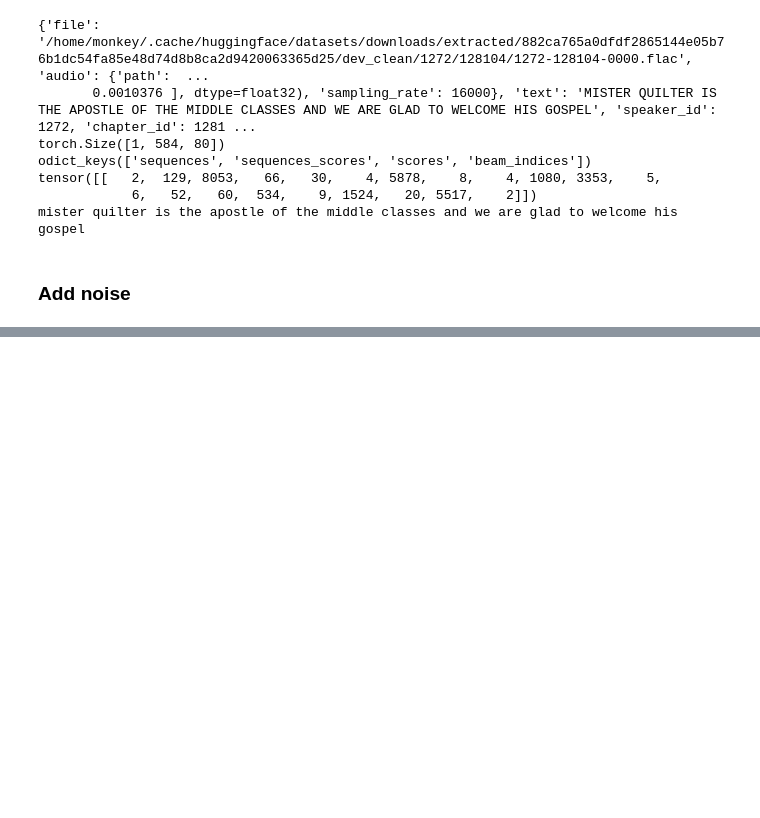
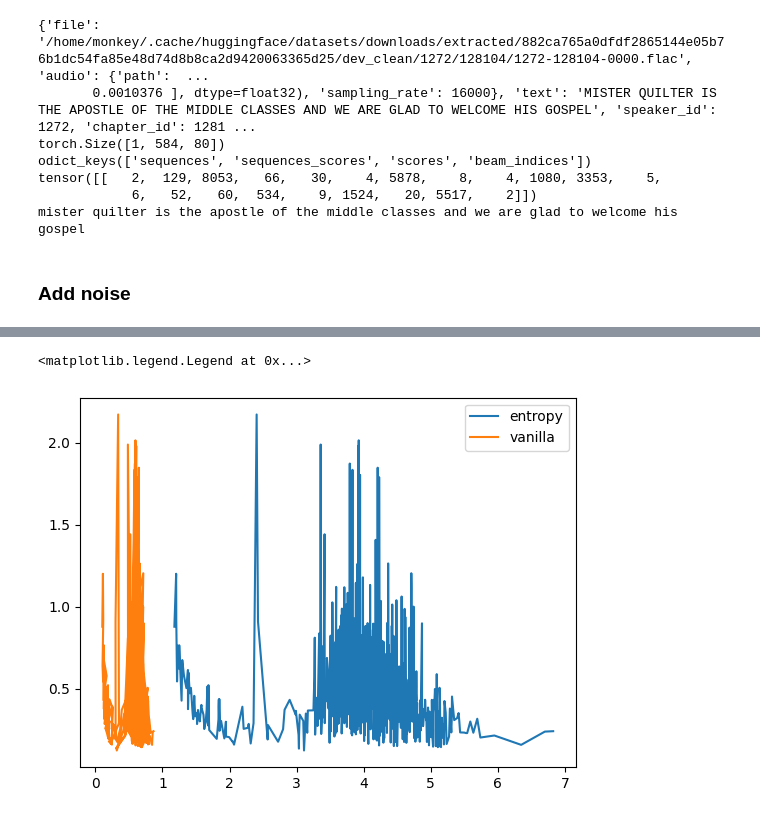
Before and after one commit to yul091/ASR_Uncertainty, a Jupyter notebook: my_test.ipynb, the cells around one changed output, grey strips where cells are left out. Cells and saved outputs as stored; diff of their text form; code cells hidden in the pictures; blank space fills up the shorter version.

```diff
--- a/my_test.ipynb
+++ b/my_test.ipynb
@@ -559,0 +608,7 @@ print("w: {}".format(w.shape))
+# %%
+plt.plot([x["entropy"] for x in all_ue_dicts][1:], latency[1:], label="entropy")
+plt.plot([x["vanilla"] for x in all_ue_dicts][1:], latency[1:], label="vanilla")
+plt.legend()
+# %% [output]
+<matplotlib.legend.Legend at 0x...>
+[figure, added]
```
Also changed, not shown: parts of 3 cells of this notebook, 3 other files.
